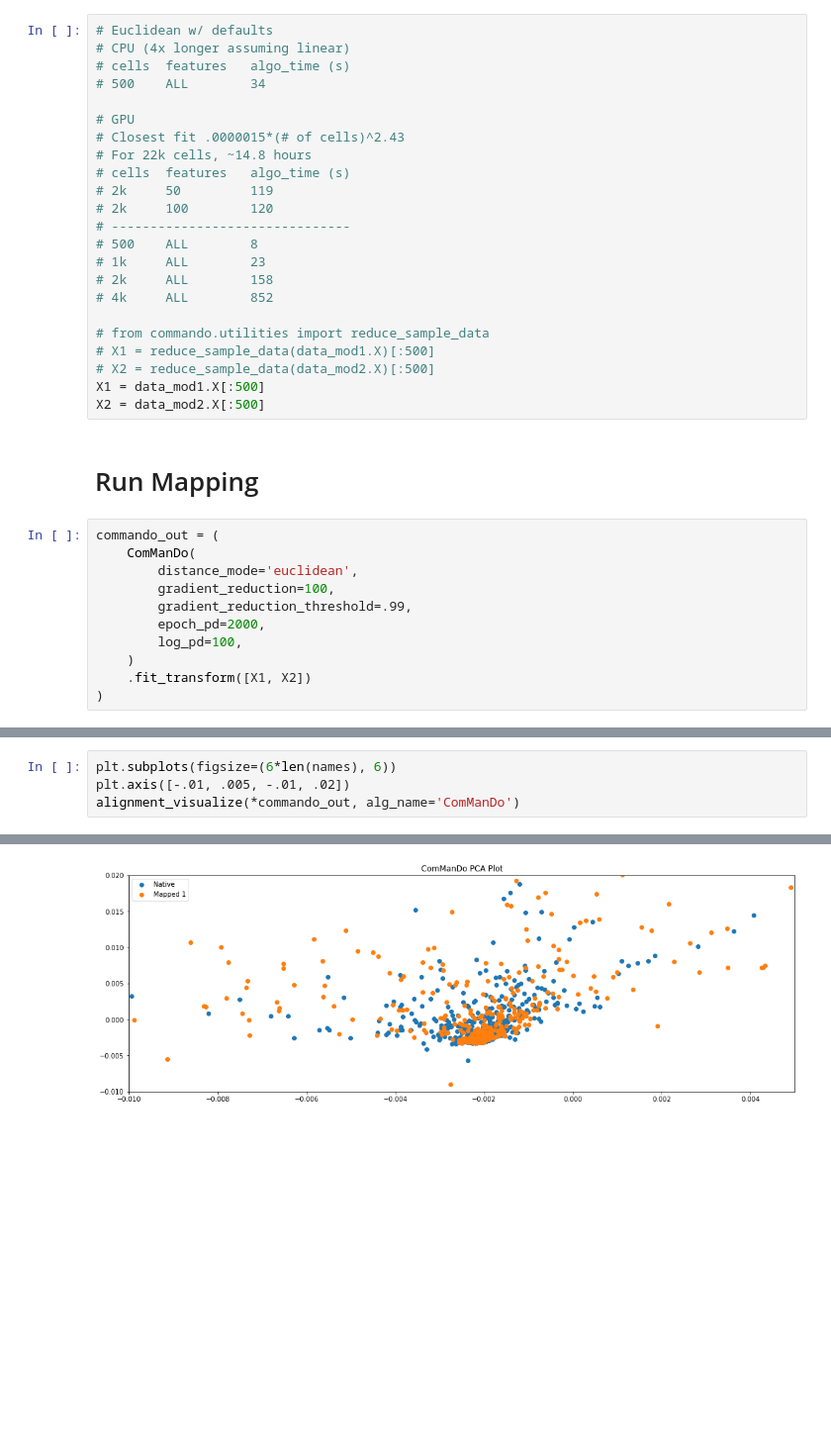
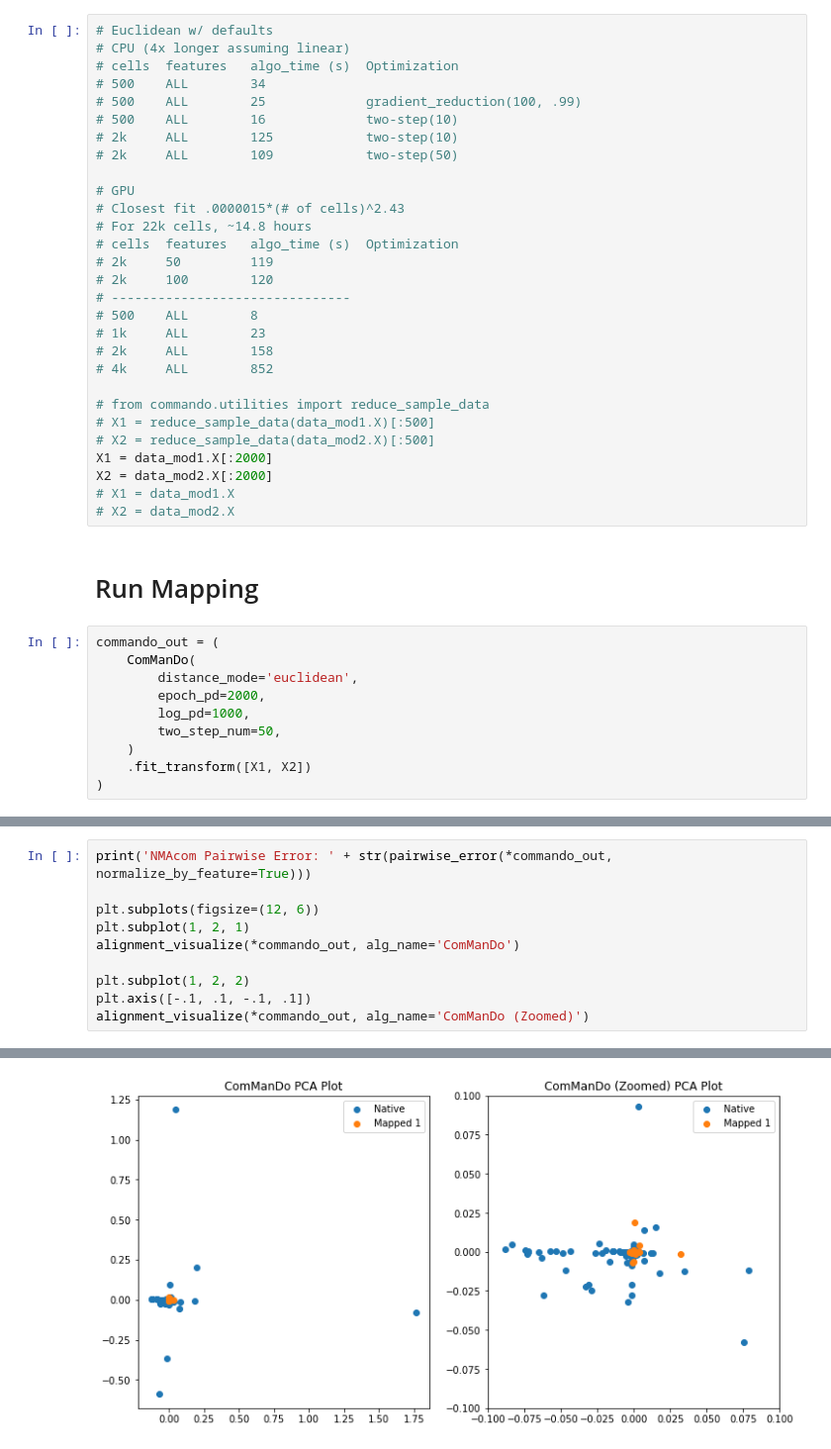
Before and after one commit to Oafish1/JAMIE, a Jupyter notebook: examples/sample_opsca_phase1.ipynb, the cells around one changed output, grey strips where cells are left out. Shown at 99% size. Drawn from its saved outputs; the diff is of its cells as text; blank space fills up the shorter version.

Commit message:
Two-step optimization (beta)

```diff
--- a/examples/sample_opsca_phase1.ipynb
+++ b/examples/sample_opsca_phase1.ipynb
@@ -26,13 +24,17 @@ data_mod2 = ad.read_h5ad('OPSCA/openproblems_bmmc_multiome_phase1/openproblems_b
 # %%
 # Euclidean w/ defaults
 # CPU (4x longer assuming linear)
-# cells  features   algo_time (s)
+# cells  features   algo_time (s)  Optimization
 # 500    ALL        34
+# 500    ALL        25             gradient_reduction(100, .99)
+# 500    ALL        16             two-step(10)
+# 2k     ALL        125            two-step(10)
+# 2k     ALL        109            two-step(50)
 
 # GPU
 # Closest fit .0000015*(# of cells)^2.43
 # For 22k cells, ~14.8 hours
-# cells  features   algo_time (s)
+# cells  features   algo_time (s)  Optimization
 # 2k     50         119
 # 2k     100        120
 # -------------------------------
@@ -44,18 +46,19 @@ data_mod2 = ad.read_h5ad('OPSCA/openproblems_bmmc_multiome_phase1/openproblems_b
 # from commando.utilities import reduce_sample_data
 # X1 = reduce_sample_data(data_mod1.X)[:500]
 # X2 = reduce_sample_data(data_mod2.X)[:500]
-X1 = data_mod1.X[:500]
-X2 = data_mod2.X[:500]
+X1 = data_mod1.X[:2000]
+X2 = data_mod2.X[:2000]
+# X1 = data_mod1.X
+# X2 = data_mod2.X
 # %% [markdown]
 # Run Mapping
 # %%
 commando_out = (
     ComManDo(
         distance_mode='euclidean',
-        gradient_reduction=100,
-        gradient_reduction_threshold=.99,
         epoch_pd=2000,
-        log_pd=100,
+        log_pd=1000,
+        two_step_num=50,
     )
     .fit_transform([X1, X2])
 )
@@ -119,5 +85,11 @@ for i, mapping in enumerate(mappings):
 # %%
-plt.subplots(figsize=(6*len(names), 6))
-plt.axis([-.01, .005, -.01, .02])
+print('NMAcom Pairwise Error: ' + str(pairwise_error(*commando_out, normalize_by_feature=True)))
+
+plt.subplots(figsize=(12, 6))
+plt.subplot(1, 2, 1)
 alignment_visualize(*commando_out, alg_name='ComManDo')
+
+plt.subplot(1, 2, 2)
+plt.axis([-.1, .1, -.1, .1])
+alignment_visualize(*commando_out, alg_name='ComManDo (Zoomed)')
 # %% [output]
@@ -124 +97 @@ alignment_visualize(*commando_out, alg_name='ComManDo')
-[figure, old version]
+[figure, new version]
```
Also changed, not shown: parts of 7 cells of this notebook, 2 other files.
